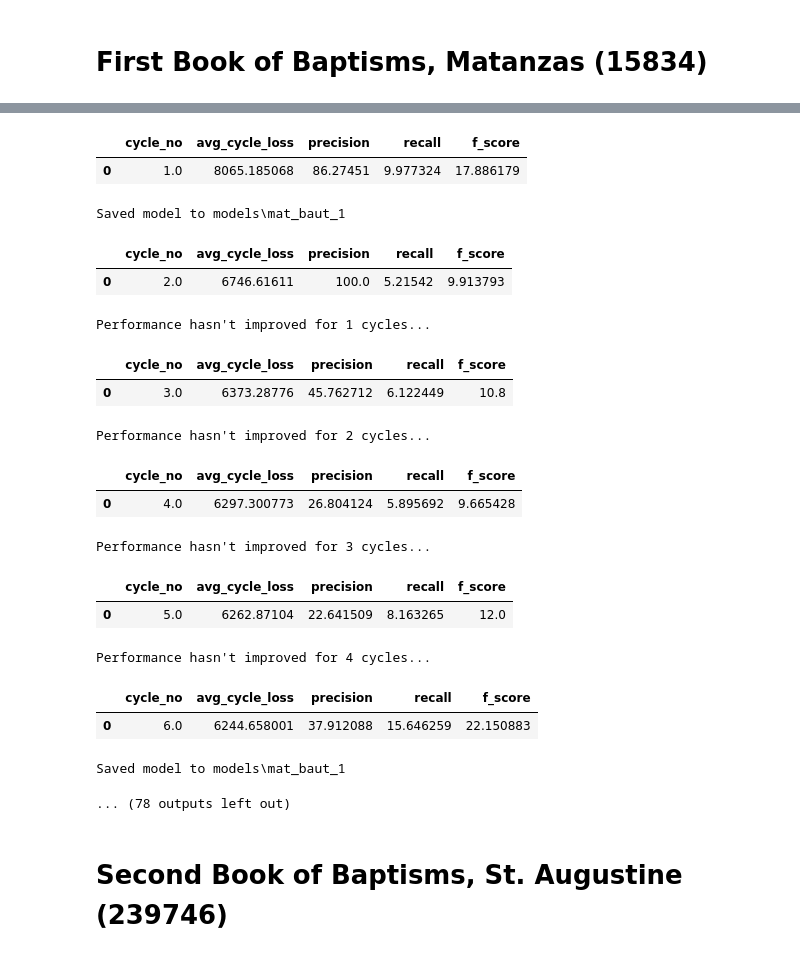
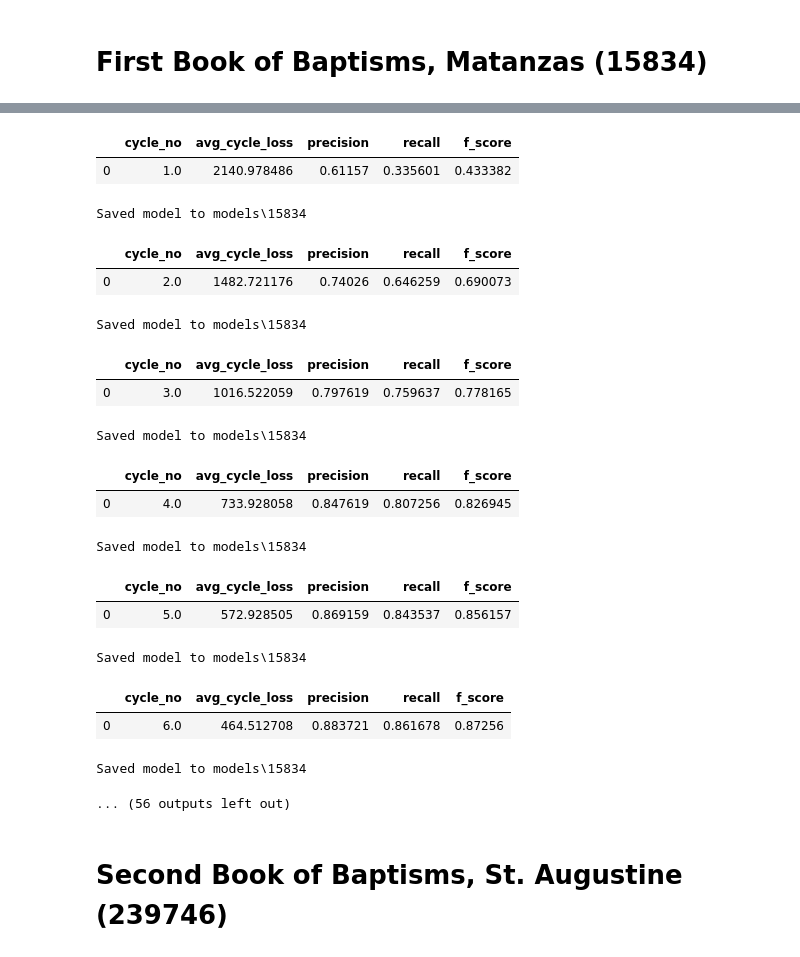
Before and after one commit to slavesocieties/ssda-nlp, a Jupyter notebook: 61-prodigy-output-training-demo.ipynb, the cells around one changed output, grey strips where cells are left out. Drawn from its saved outputs; the diff is of its cells as text; code cells hidden in the pictures.

```diff
--- a/61-prodigy-output-training-demo.ipynb
+++ b/61-prodigy-output-training-demo.ipynb
@@ -27,7 +27,7 @@ fix_random_seed(seed)
 # %%
 #no_test
 
-collated_df = prodigy_output_to_collated_df("transcriptions/matanzas_baut_1_rel_annot.jsonl")
+collated_df = prodigy_output_to_collated_df("transcriptions//15834_annot.jsonl")
 
 # Split data
 train_df, valid_df, test_df = split_data_grp(collated_df, prop_train = 0.7, prop_validation = 0.2, grp_var = 'entry_no', seed=seed)
@@ -74,41 +74,41 @@ train_spacy[:2]
 # %%
 #no_test
 
 #if you want the same model everytime:
 #random.seed(seed)
 #fix_random_seed(seed)
 
 #spacy parameters
 cping = {'start':16, 'end':32, 'cp_rate':1.05}
 solves = {'learn_rate':0.001}
 dpout = 0.6
-save_mdir = 'models/mat_baut_1'
+save_mdir = 'models/15834'
 
 #load model from pretrained
 nlp_model = load_model('es_core_news_md')
 
 nlp_model, perf_df = model_meta_training(nlp_model, train_spacy, valid_df, verbose=True, save_dir = save_mdir,
                                          n_iter=10, solver_params=solves, compound_params=cping, dropout=dpout)
 # %% [output]
 |  | cycle_no | avg_cycle_loss | precision | recall | f_score |
-| 0 | 1.0 | 8065.185068 | 86.27451 | 9.977324 | 17.886179 |
+| 0 | 1.0 | 2140.978486 | 0.61157 | 0.335601 | 0.433382 |
-Saved model to models\mat_baut_1
+Saved model to models\15834
 |  | cycle_no | avg_cycle_loss | precision | recall | f_score |
-| 0 | 2.0 | 6746.61611 | 100.0 | 5.21542 | 9.913793 |
+| 0 | 2.0 | 1482.721176 | 0.74026 | 0.646259 | 0.690073 |
-Performance hasn't improved for 1 cycles...
+Saved model to models\15834
 |  | cycle_no | avg_cycle_loss | precision | recall | f_score |
-| 0 | 3.0 | 6373.28776 | 45.762712 | 6.122449 | 10.8 |
+| 0 | 3.0 | 1016.522059 | 0.797619 | 0.759637 | 0.778165 |
-Performance hasn't improved for 2 cycles...
+Saved model to models\15834
 |  | cycle_no | avg_cycle_loss | precision | recall | f_score |
-| 0 | 4.0 | 6297.300773 | 26.804124 | 5.895692 | 9.665428 |
+| 0 | 4.0 | 733.928058 | 0.847619 | 0.807256 | 0.826945 |
-Performance hasn't improved for 3 cycles...
+Saved model to models\15834
 |  | cycle_no | avg_cycle_loss | precision | recall | f_score |
-| 0 | 5.0 | 6262.87104 | 22.641509 | 8.163265 | 12.0 |
+| 0 | 5.0 | 572.928505 | 0.869159 | 0.843537 | 0.856157 |
-Performance hasn't improved for 4 cycles...
+Saved model to models\15834
 |  | cycle_no | avg_cycle_loss | precision | recall | f_score |
-| 0 | 6.0 | 6244.658001 | 37.912088 | 15.646259 | 22.150883 |
+| 0 | 6.0 | 464.512708 | 0.883721 | 0.861678 | 0.87256 |
-Saved model to models\mat_baut_1
+Saved model to models\15834
-... (78 outputs left out)
+... (56 outputs left out)
 # %% [markdown]
 # Second Book of Baptisms, St. Augustine (239746)
 # %%
```
Also changed, not shown: parts of 2 cells of this notebook, 58 other files.
